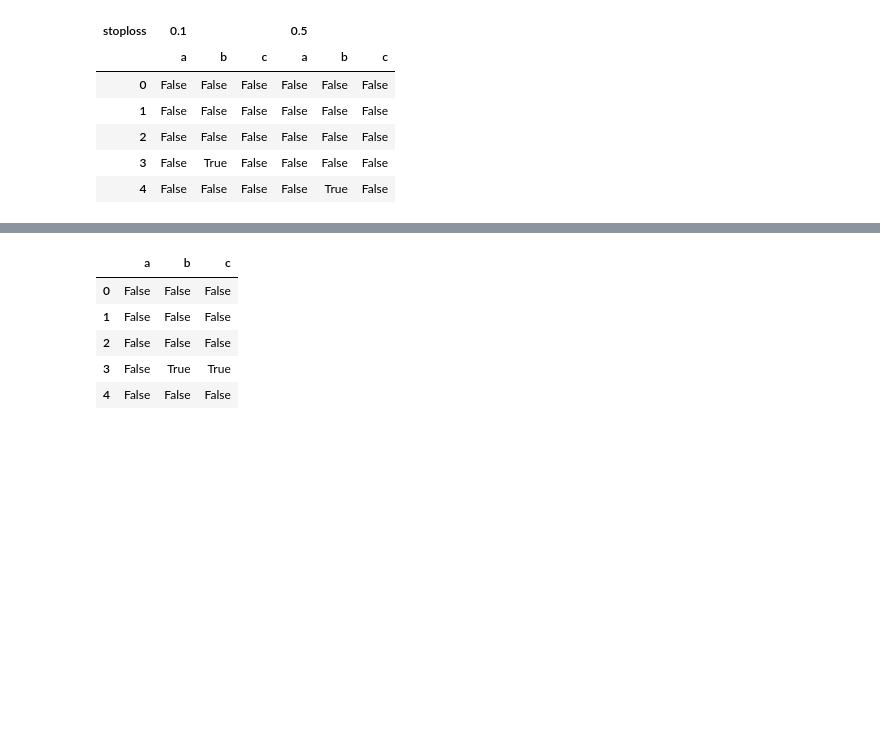
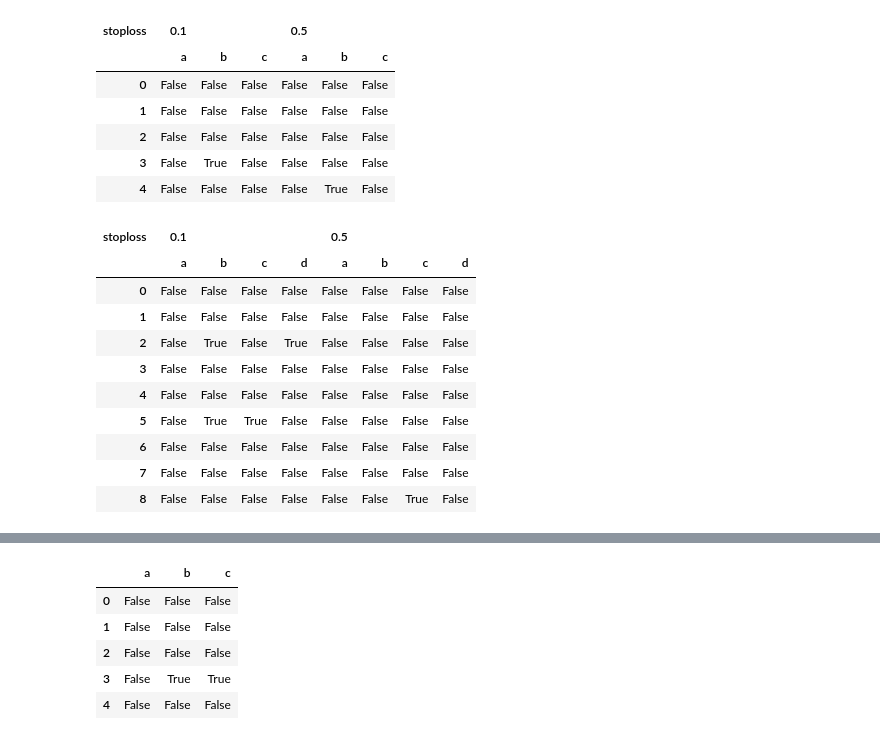
Before and after one commit to polakowo/vectorbt, a Jupyter notebook: Modules.ipynb, the cells around one changed output, grey strips where cells are left out. Cells and saved outputs as stored; diff of their text form; code cells hidden in the pictures; blank space fills up the shorter version.

```diff
--- a/Modules.ipynb
+++ b/Modules.ipynb
@@ -603,6 +574,20 @@ entries.signals.generate_stoploss_exits(ts, stops)
 | 2 | False | False | False | False | False | False |
 | 3 | False | True | False | False | False | False |
 | 4 | False | False | False | False | True | False |
+# %%
+entries['a'].signals.generate_stoploss_exits(ts, stops, new_columns=entries.columns)
+# %% [output]
+| stoploss | 0.1 |  |  |  | 0.5 |  |  |  |
+|  | a | b | c | d | a | b | c | d |
+| 0 | False | False | False | False | False | False | False | False |
+| 1 | False | False | False | False | False | False | False | False |
+| 2 | False | True | False | True | False | False | False | False |
+| 3 | False | False | False | False | False | False | False | False |
+| 4 | False | False | False | False | False | False | False | False |
+| 5 | False | True | True | False | False | False | False | False |
+| 6 | False | False | False | False | False | False | False | False |
+| 7 | False | False | False | False | False | False | False | False |
+| 8 | False | False | False | False | False | False | True | False |
 # %%
 entries.signals.generate_stoploss_exits(ts, np.random.uniform(size=(2, 5, 3)))
 # %% [output]
```
Also changed, not shown: parts of 11 cells of this notebook, 2 other files.
